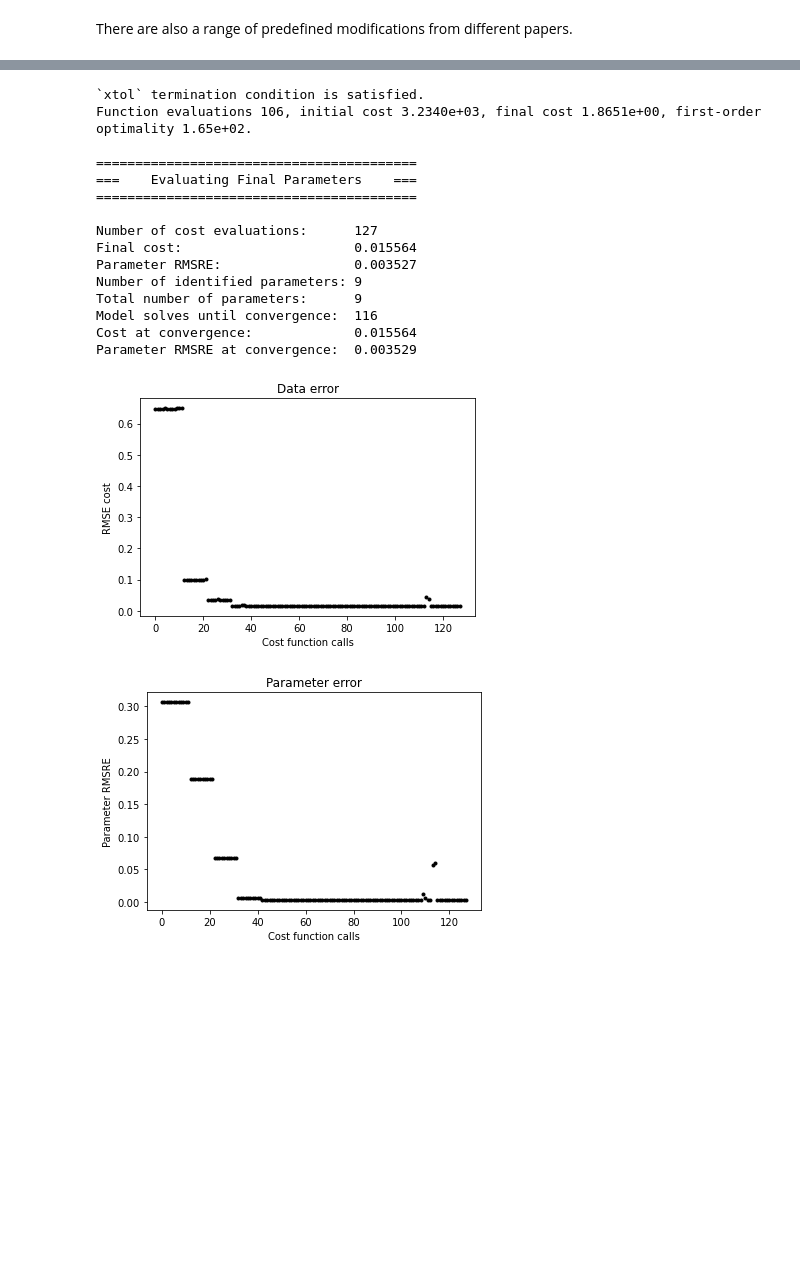
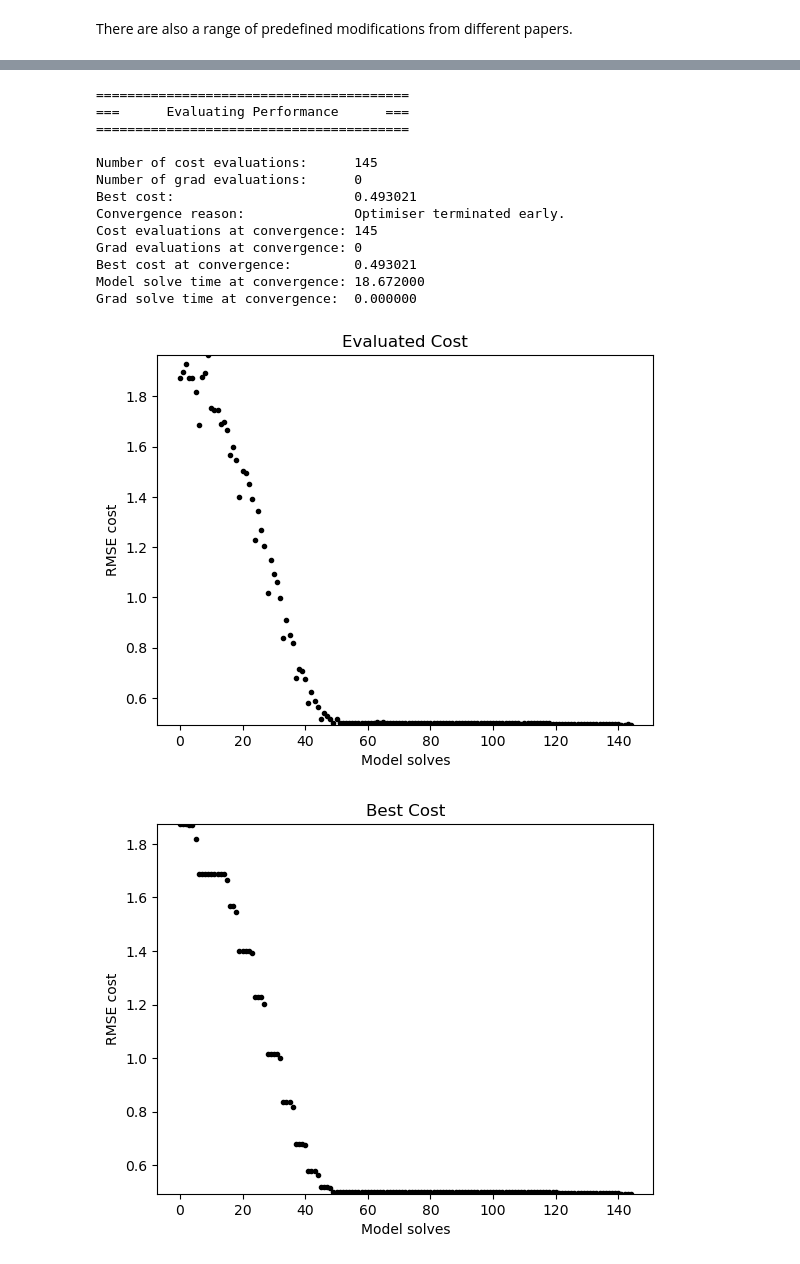
Before and after one commit to CardiacModelling/ionBench, a Jupyter notebook: docs/tutorial.ipynb, the cells around one changed output, grey strips where cells are left out. Cells and saved outputs as stored; diff of their text form; code cells hidden in the pictures; blank space fills up the shorter version.

```diff
--- a/docs/tutorial.ipynb
+++ b/docs/tutorial.ipynb
@@ -11,9 +11,9 @@ Each of the benchmarker problem classes are loaded in a similar way. They may ta
 # %%
-hh = ionbench.problems.staircase.HH_Benchmarker()
-# mm = ionbench.problems.staircase.MM_Benchmarker()
-# ikr = ionbench.problems.loewe2016.ikr()
-# ikur = ionbench.problems.loewe2016.ikur()
-# ina = ionbench.problems.moreno2016.ina()
+hh = ionbench.problems.staircase.HH()
+# mm = ionbench.problems.staircase.MM()
+# ikr = ionbench.problems.loewe2016.IKr()
+# ikur = ionbench.problems.loewe2016.IKur()
+# ina = ionbench.problems.moreno2016.INa()
 # %% [output]
 Initialising Hodgkin-Huxley IKr benchmark
 Benchmarker initialised
@@ -196,14 +199,10 @@ To determine whether or not bounds are active (or to disable them), you can read
 # %%
 print('By default the benchmarker is not bounded:')
-print(hh._bounded)
-hh.add_parameter_bounds([[0]*hh.n_parameters(), [np.inf]*hh.n_parameters()]) #Add lower bounds at 0 and no upper bounds
+print(hh._parameters_bounded)
+hh.add_parameter_bounds() #Add lower bounds at 0 and no upper bounds
 param = hh.sample()
 param[-1] = -1 #Parameter out of bounds
-"""
-(Note: The last parameter is the conductance, this was specifically chosen since negative
-parameters can easy cause a model solve to fail)
-"""
-print('When a parameter is out of bounds the cost will be infinite')
+print('When a parameter is out of bounds, the cost will use the penalty function')
 print(hh.cost(param))
 print('Bounds can be disabled by setting the _bounded variable')
 hh._bounded = False
@@ -275,25 +276,23 @@ Below we retrieve the modification for the LM (Levenberg Marquardt) scipy optimi
 # %%
-mod = ionbench.optimisers.scipy_optimisers.lm_scipy.get_modification()
+mod = ionbench.optimisers.scipy_optimisers.nelderMead_scipy.get_modification()
 mod.apply(hh)
 hh.reset() #Don't worry about this yet
-out = ionbench.optimisers.scipy_optimisers.lm_scipy.run(hh)
+out = ionbench.optimisers.scipy_optimisers.nelderMead_scipy.run(hh, maxIter=100)
 print('Fitted parameters are:')
 print(out)
 # %% [output]
-`xtol` termination condition is satisfied.
-Function evaluations 106, initial cost 3.2340e+03, final cost 1.8651e+00, first-order optimality 1.65e+02.
+========================================
+===      Evaluating Performance      ===
+========================================
 
-=========================================
-===    Evaluating Final Parameters    ===
-=========================================
-
-Number of cost evaluations:      127
-Final cost:                      0.015564
-Parameter RMSRE:                 0.003527
-Number of identified parameters: 9
-Total number of parameters:      9
-Model solves until convergence:  116
-Cost at convergence:             0.015564
-Parameter RMSRE at convergence:  0.003529
+Number of cost evaluations:      145
+Number of grad evaluations:      0
+Best cost:                       0.493021
+Convergence reason:              Optimiser terminated early.
+Cost evaluations at convergence: 145
+Grad evaluations at convergence: 0
+Best cost at convergence:        0.493021
+Model solve time at convergence: 18.672000
+Grad solve time at convergence:  0.000000
-[figure, old version]
+[figure, new version]
-[figure, old version]
+[figure, new version]
```
Also changed, not shown: parts of 31 cells of this notebook, 2 other files.
